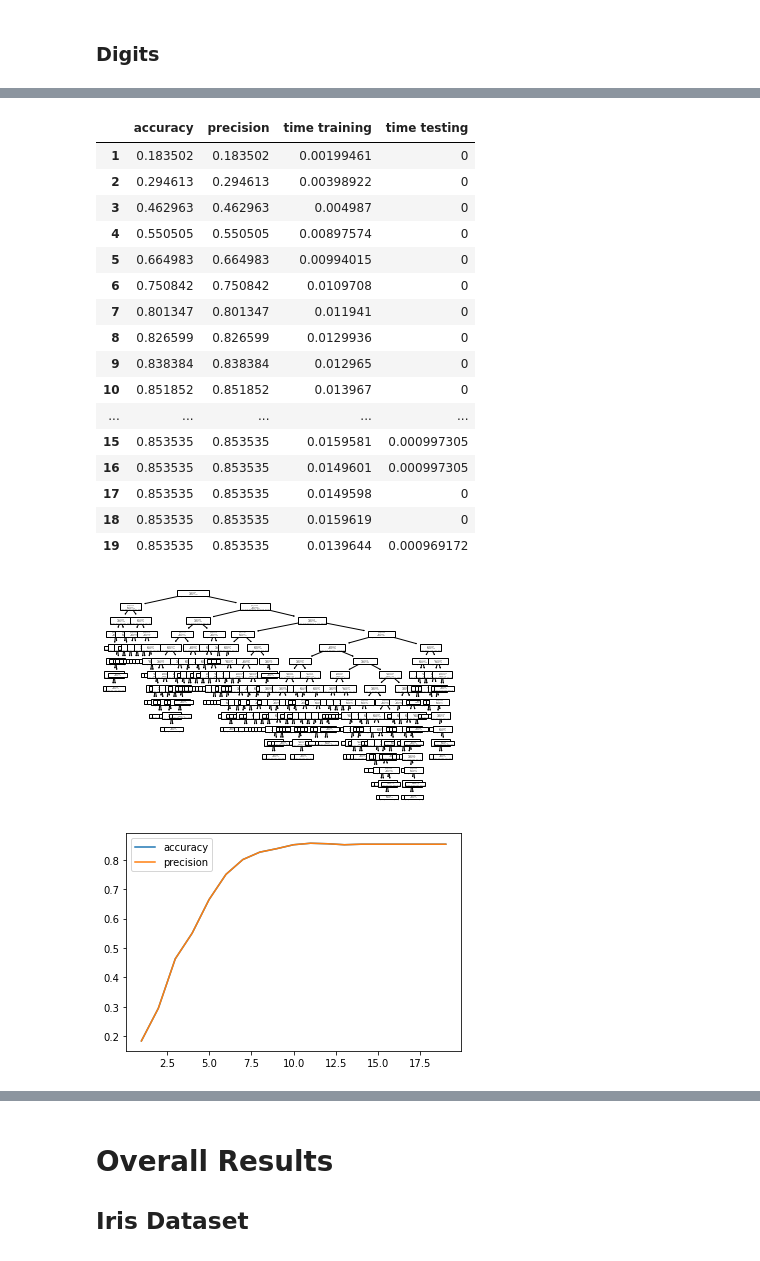
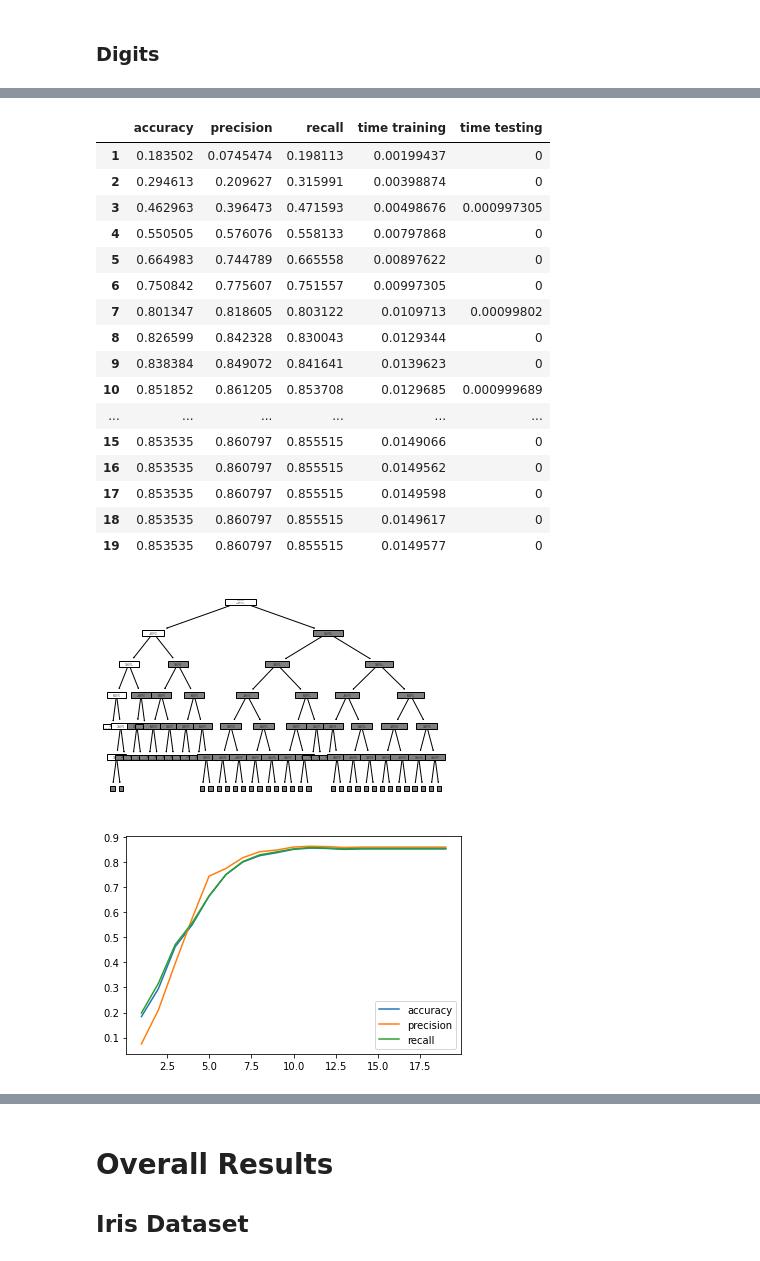
Before and after one commit to kocmana/tw_mle_exercise2, a Jupyter notebook: tw_mle_exercise2.ipynb, the cells around one changed output, grey strips where cells are left out. Drawn from its saved outputs; the diff is of its cells as text; code cells hidden in the pictures.

Commit message:
Description of results,  cross validation added

```diff
--- a/tw_mle_exercise2.ipynb
+++ b/tw_mle_exercise2.ipynb
@@ -378,11 +471,9 @@ dataSet = datasets.load_digits()
 data, target = shuffle(dataSet.data, dataSet.target, random_state=randomState)
 
 # Prepare dataframe for results
-perceptron_results_digits = pd.DataFrame(columns=['accuracy','precision','time training', 'time testing'], index=[1])
+perceptron_results_digits = pd.DataFrame(columns=resultColumns, index=[1])
 
 # Prepare a train/test set split
-# split 2/3 1/3 into training & test set
-# We use the random number generator state +1; this will influence how our data is split
 X_train, X_test, y_train, y_test = train_test_split(data, target, test_size=0.33, random_state=(randomState+1))
 
 classifier = linear_model.Perceptron()
@@ -399,15 +490,23 @@ end_time_test = time.time()
 
 # Compute metrics
 acc=metrics.accuracy_score(y_test, y_test_predicted)
-precision=metrics.precision_score(y_test, y_test_predicted, average="micro")
+precision=metrics.precision_score(y_test, y_test_predicted, average=averagingApproach, zero_division=zero_divisionApproach)
+recall=metrics.recall_score(y_test, y_test_predicted, average=averagingApproach, zero_division=zero_divisionApproach)
+
+# Report results of five fold validation metrics
+scores = cross_val_score(classifier, data, target, cv=5)
+print("5 Fold verification for the Perceptron and the Digits Dataset")
+print("Accuracy: %0.2f (+/- %0.2f)" % (scores.mean(), scores.std() * 2))
 
 perceptron_results_digits.loc[1] = pd.Series({
     'accuracy':acc,
     'precision':precision,
+    'recall':recall,
     'time training':end_time_train-start_time_train,
     'time testing':end_time_test-start_time_test
 })
 
+print("Holdout Results for Digits Dataset and Perceptron:")
 display(perceptron_results_digits)
 
 #Store result with best accuracy in overall results dataframe
@@ -498,12 +748,9 @@ max_depth_values = range(1,20)
 data, target = shuffle(dataSet.data, dataSet.target, random_state=randomState)
 
 # Prepare dataframe for results
-decision_tree_results_digits = pd.DataFrame(columns=['accuracy','precision','time training', 'time testing'], index=max_depth_values)
-
+decision_tree_results_digits = pd.DataFrame(columns=resultColumns, index=max_depth_values)
 
 # Prepare a train/test set split
-# split 2/3 1/3 into training & test set
-# We use the random number generator state +1; this will influence how our data is split
 X_train, X_test, y_train, y_test = train_test_split(data, target, test_size=0.33, random_state=(randomState+1))
 
 for max_depth in max_depth_values:
@@ -521,19 +768,27 @@ for max_depth in max_depth_values:
 
     # Compute metrics
     acc=metrics.accuracy_score(y_test, y_test_predicted)
-    precision=metrics.precision_score(y_test, y_test_predicted, average="micro")
+    precision=metrics.precision_score(y_test, y_test_predicted, average=averagingApproach, zero_division=zero_divisionApproach)
+    recall=metrics.recall_score(y_test, y_test_predicted, average=averagingApproach, zero_division=zero_divisionApproach)
 
-    tree.plot_tree(classifier.fit(dataSet.data, dataSet.target))
+    # Report results of five fold validation metrics
+    scores = cross_val_score(classifier, data, target, cv=5)
+    print("5 Fold Results for Decision Tree and Digits and max_depth: " + str(max_depth))
+    print("Accuracy: %0.2f (+/- %0.2f)" % (scores.mean(), scores.std() * 2))
+
+    tree.plot_tree(classifier.fit(dataSet.data, dataSet.target),max_depth=5)
 
     decision_tree_results_digits.loc[max_depth] = pd.Series({
         'accuracy':acc,
         'precision':precision,
+        'recall':recall,
         'time training':end_time_train-start_time_train,
         'time testing':end_time_test-start_time_test
     })
 
+print("Results for Digits Dataset and Decision Tree:")
 display(decision_tree_results_digits)
-decision_tree_results_digits[['accuracy','precision']].plot.line()
+decision_tree_results_digits[['accuracy','precision','recall']].plot.line()
 
 #Store result with best accuracy in overall results dataframe
 best_result = decision_tree_results_digits[decision_tree_results_digits['accuracy']==decision_tree_results_digits['accuracy'].max()]
@@ -542,19 +814,19 @@ overall_results_digits.loc['decision tree']=best_result.loc[best_result.last_val
-|  | accuracy | precision | time training | time testing |
-| 1 | 0.183502 | 0.183502 | 0.00199461 | 0 |
-| 2 | 0.294613 | 0.294613 | 0.00398922 | 0 |
-| 3 | 0.462963 | 0.462963 | 0.004987 | 0 |
-| 4 | 0.550505 | 0.550505 | 0.00897574 | 0 |
-| 5 | 0.664983 | 0.664983 | 0.00994015 | 0 |
-| 6 | 0.750842 | 0.750842 | 0.0109708 | 0 |
-| 7 | 0.801347 | 0.801347 | 0.011941 | 0 |
-| 8 | 0.826599 | 0.826599 | 0.0129936 | 0 |
-| 9 | 0.838384 | 0.838384 | 0.012965 | 0 |
-| 10 | 0.851852 | 0.851852 | 0.013967 | 0 |
-| ... | ... | ... | ... | ... |
-| 15 | 0.853535 | 0.853535 | 0.0159581 | 0.000997305 |
-| 16 | 0.853535 | 0.853535 | 0.0149601 | 0.000997305 |
-| 17 | 0.853535 | 0.853535 | 0.0149598 | 0 |
-| 18 | 0.853535 | 0.853535 | 0.0159619 | 0 |
-| 19 | 0.853535 | 0.853535 | 0.0139644 | 0.000969172 |
+|  | accuracy | precision | recall | time training | time testing |
+| 1 | 0.183502 | 0.0745474 | 0.198113 | 0.00199437 | 0 |
+| 2 | 0.294613 | 0.209627 | 0.315991 | 0.00398874 | 0 |
+| 3 | 0.462963 | 0.396473 | 0.471593 | 0.00498676 | 0.000997305 |
+| 4 | 0.550505 | 0.576076 | 0.558133 | 0.00797868 | 0 |
+| 5 | 0.664983 | 0.744789 | 0.665558 | 0.00897622 | 0 |
+| 6 | 0.750842 | 0.775607 | 0.751557 | 0.00997305 | 0 |
+| 7 | 0.801347 | 0.818605 | 0.803122 | 0.0109713 | 0.00099802 |
+| 8 | 0.826599 | 0.842328 | 0.830043 | 0.0129344 | 0 |
+| 9 | 0.838384 | 0.849072 | 0.841641 | 0.0139623 | 0 |
+| 10 | 0.851852 | 0.861205 | 0.853708 | 0.0129685 | 0.000999689 |
+| ... | ... | ... | ... | ... | ... |
+| 15 | 0.853535 | 0.860797 | 0.855515 | 0.0149066 | 0 |
+| 16 | 0.853535 | 0.860797 | 0.855515 | 0.0149562 | 0 |
+| 17 | 0.853535 | 0.860797 | 0.855515 | 0.0149598 | 0 |
+| 18 | 0.853535 | 0.860797 | 0.855515 | 0.0149617 | 0 |
+| 19 | 0.853535 | 0.860797 | 0.855515 | 0.0149577 | 0 |
-[figure, old version]
+[figure, new version]
-[figure, old version]
+[figure, new version]
```
Also changed, not shown: parts of 26 cells of this notebook.
